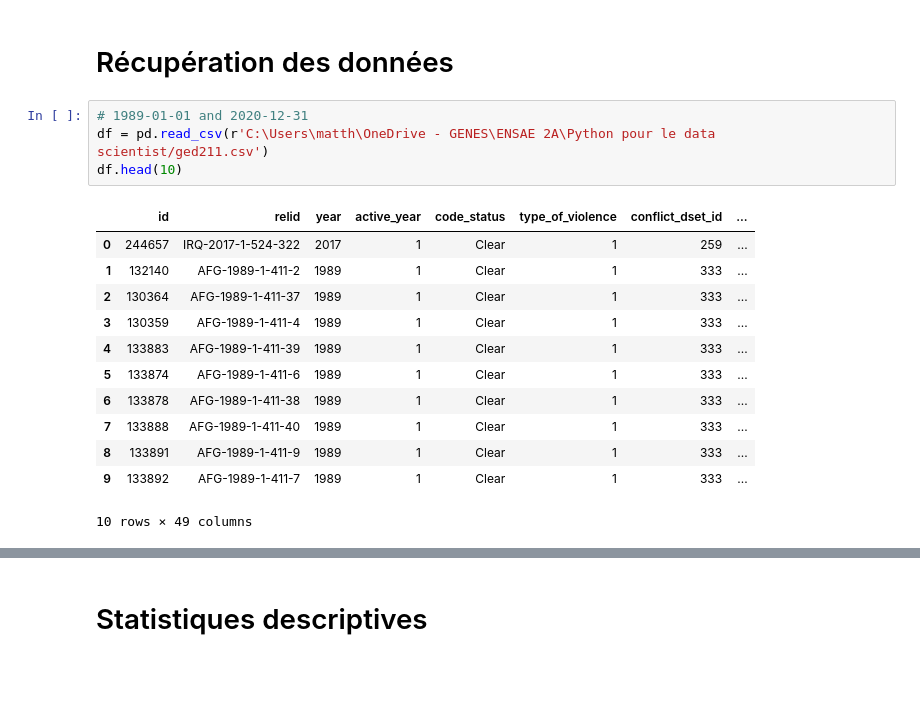
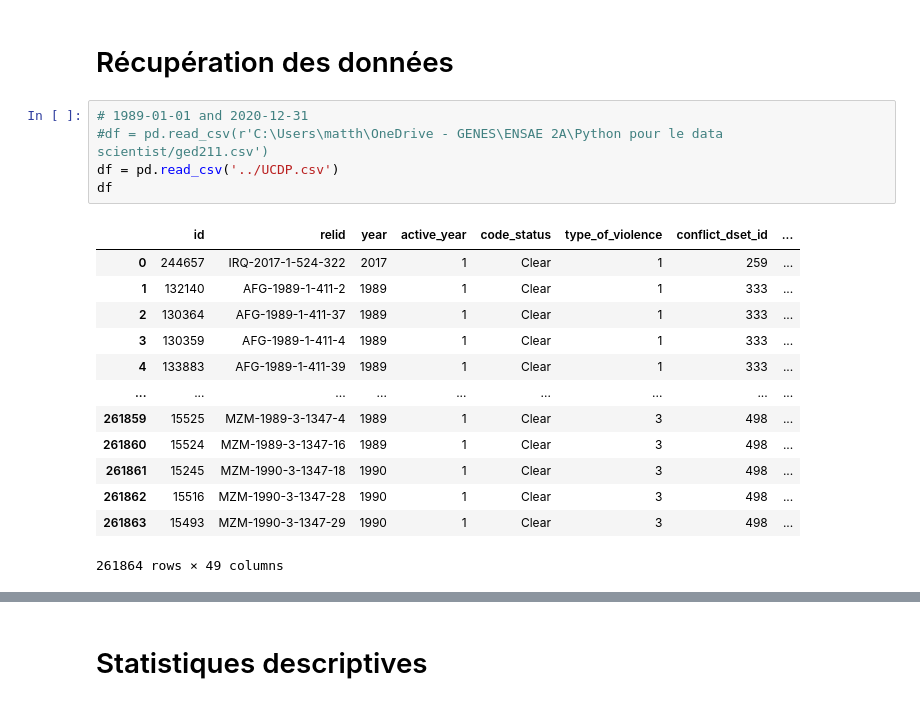
Before and after one commit to LexAdrim/UCDP-project, a Jupyter notebook: main.ipynb, the cells around one changed output, grey strips where cells are left out. Drawn from its saved outputs; the diff is of its cells as text; blank space fills up the shorter version.

```diff
--- a/main.ipynb
+++ b/main.ipynb
@@ -124,18 +15,20 @@ Note: you may need to restart the kernel to use updated packages.
 # Récupération des données
 # %%
 # 1989-01-01 and 2020-12-31
-df = pd.read_csv(r'C:\Users\matth\OneDrive - GENES\ENSAE 2A\Python pour le data scientist/ged211.csv')
-df.head(10)
+#df = pd.read_csv(r'C:\Users\matth\OneDrive - GENES\ENSAE 2A\Python pour le data scientist/ged211.csv')
+df = pd.read_csv('../UCDP.csv')
+df
 # %% [output]
 |  | id | relid | year | active_year | code_status | type_of_violence | conflict_dset_id | ... |
 | 0 | 244657 | IRQ-2017-1-524-322 | 2017 | 1 | Clear | 1 | 259 | ... |
 | 1 | 132140 | AFG-1989-1-411-2 | 1989 | 1 | Clear | 1 | 333 | ... |
 | 2 | 130364 | AFG-1989-1-411-37 | 1989 | 1 | Clear | 1 | 333 | ... |
 | 3 | 130359 | AFG-1989-1-411-4 | 1989 | 1 | Clear | 1 | 333 | ... |
 | 4 | 133883 | AFG-1989-1-411-39 | 1989 | 1 | Clear | 1 | 333 | ... |
-| 5 | 133874 | AFG-1989-1-411-6 | 1989 | 1 | Clear | 1 | 333 | ... |
-| 6 | 133878 | AFG-1989-1-411-38 | 1989 | 1 | Clear | 1 | 333 | ... |
-| 7 | 133888 | AFG-1989-1-411-40 | 1989 | 1 | Clear | 1 | 333 | ... |
-| 8 | 133891 | AFG-1989-1-411-9 | 1989 | 1 | Clear | 1 | 333 | ... |
-| 9 | 133892 | AFG-1989-1-411-7 | 1989 | 1 | Clear | 1 | 333 | ... |
+| ... | ... | ... | ... | ... | ... | ... | ... | ... |
+| 261859 | 15525 | MZM-1989-3-1347-4 | 1989 | 1 | Clear | 3 | 498 | ... |
+| 261860 | 15524 | MZM-1989-3-1347-16 | 1989 | 1 | Clear | 3 | 498 | ... |
+| 261861 | 15245 | MZM-1990-3-1347-18 | 1990 | 1 | Clear | 3 | 498 | ... |
+| 261862 | 15516 | MZM-1990-3-1347-28 | 1990 | 1 | Clear | 3 | 498 | ... |
+| 261863 | 15493 | MZM-1990-3-1347-29 | 1990 | 1 | Clear | 3 | 498 | ... |
-10 rows × 49 columns
+261864 rows × 49 columns
```
Also changed, not shown: parts of 29 cells of this notebook.
